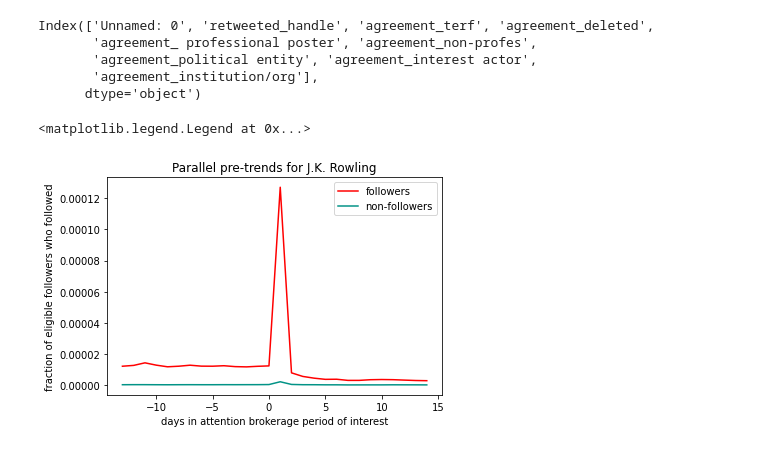
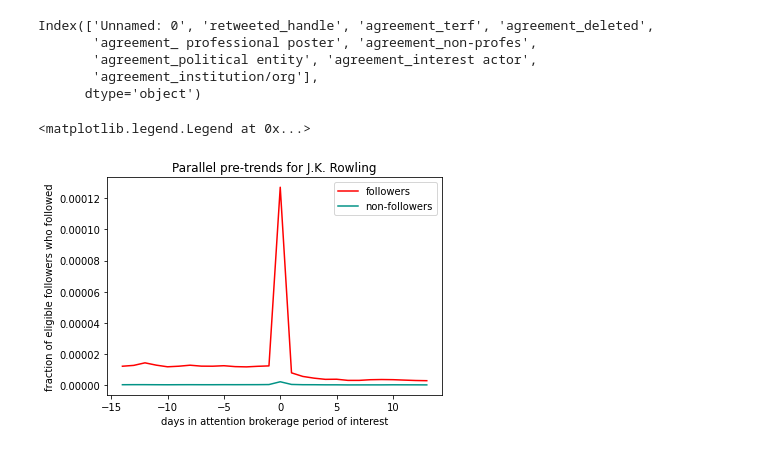
Before and after one commit to Reneejo67/jorts-replication, a Jupyter notebook: jkr_data_parsing_interpolation_clean.ipynb, the cells around one changed output. Saved outputs shown, nothing was run; the diff lists cells and outputs as text; code cells hidden in the pictures.

```diff
--- a/jkr_data_parsing_interpolation_clean.ipynb
+++ b/jkr_data_parsing_interpolation_clean.ipynb
@@ -196,36 +196,36 @@ for idx in range(14):
             continue
         lvls_foll[idx] = lvls_foll[idx] + [
             sorted([(k, vv) for k, vv in v[True].items()], key=lambda b: b[0])[idx][1]
         ]
         lvls_non[idx] = lvls_non[idx] + [
             sorted([(k, vv) for k, vv in v[False].items()], key=lambda b: b[0])[idx][1]
         ]
     mean_non = np.mean([i + c for i in np.array(lvls_non[idx]) / 10e8])
     mean_foll = np.mean([i + c for i in np.array(lvls_foll[idx]) / len(jkr_followers_ts)])
 
     line_non.append(mean_non)
     line_foll.append(mean_foll)
 
 
 plt.plot(
-    [i for i in range(-13, 15)],
+    [i for i in range(-14, 14)],
     list(line_foll_b4) + list(line_foll) ,
     color='red',
     label='followers'
 )
 plt.plot(
-    [i  for i in range(-13, 15)],
+    [i  for i in range(-14, 14)],
     list(line_non_b4) + list(line_non) ,
     color='xkcd:teal',
     label='non-followers'
 )
 plt.xlabel('days in attention brokerage period of interest')
 plt.ylabel('fraction of eligible followers who followed')
 plt.title('Parallel pre-trends for J.K. Rowling')
 plt.legend()
 # %% [output]
 <matplotlib.legend.Legend at 0x...>
-[figure, old version]
+[figure, new version]
 # %%
 minimum_monday = pd.to_datetime(min([v for v in tss_post_2018]), utc=True)
 
```
Also changed, not shown: 1 other file.
